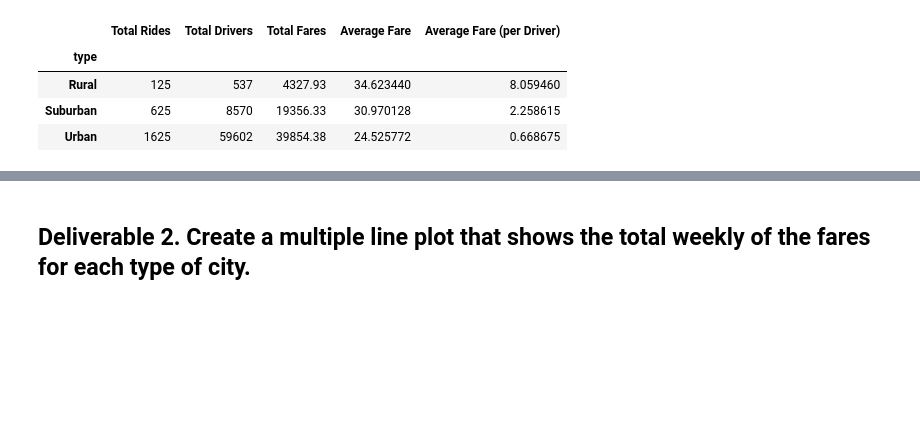
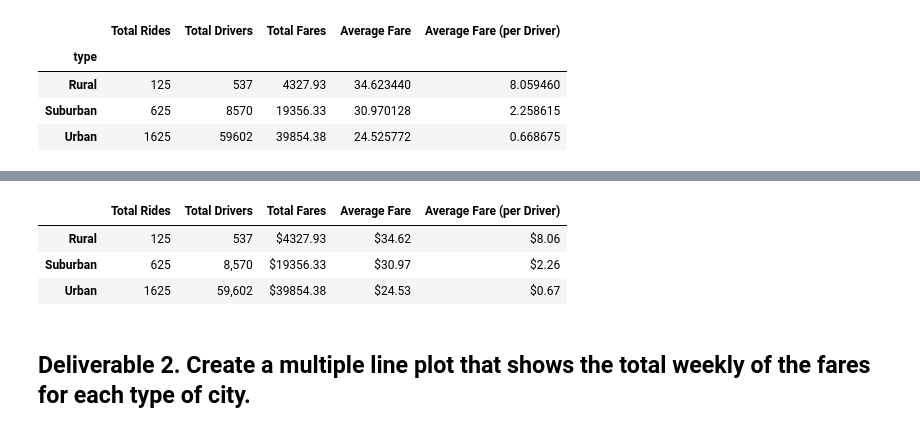
Before and after one commit to Goddard310/Pyber-Analysis, a Jupyter notebook: PyBer_Challenge.ipynb, the cells around one changed output, grey strips where cells are left out. Saved outputs shown, nothing was run; the diff lists cells and outputs as text; code cells hidden in the pictures; blank space fills up the shorter version.

```diff
--- a/PyBer_Challenge.ipynb
+++ b/PyBer_Challenge.ipynb
@@ -104,3 +102,10 @@ ValueError: Cannot specify ',' with 's'.
+# %%
+pyber_summary_df
+# %% [output]
+|  | Total Rides | Total Drivers | Total Fares | Average Fare | Average Fare (per Driver) |
+| Rural | 125 | 537 | $4327.93 | $34.62 | $8.06 |
+| Suburban | 625 | 8,570 | $19356.33 | $30.97 | $2.26 |
+| Urban | 1625 | 59,602 | $39854.38 | $24.53 | $0.67 |
 # %% [markdown]
 ## Deliverable 2.  Create a multiple line plot that shows the total weekly of the fares for each type of city.
 # %%
```
Also changed, not shown: parts of 7 cells of this notebook.
